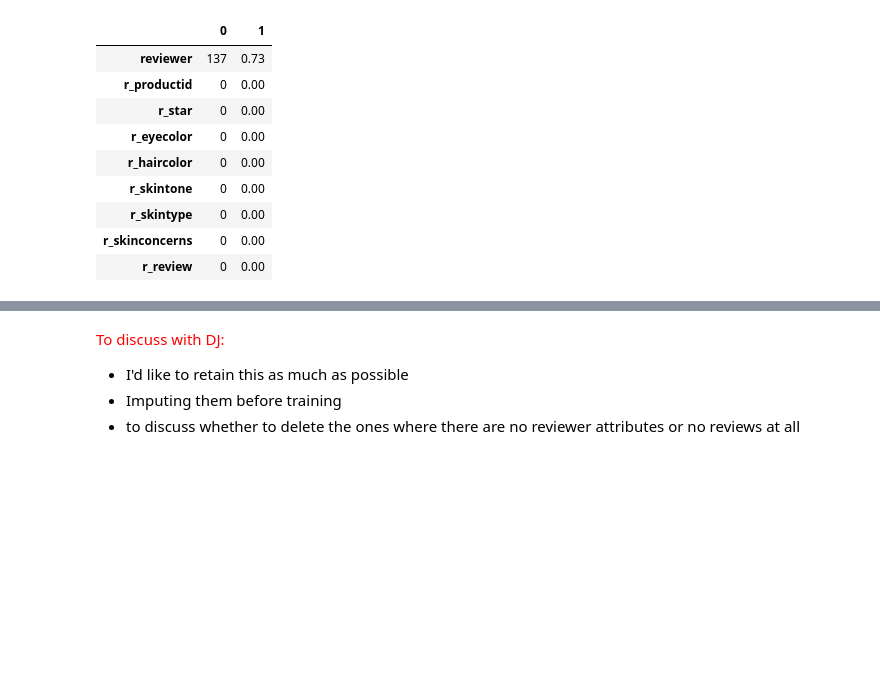
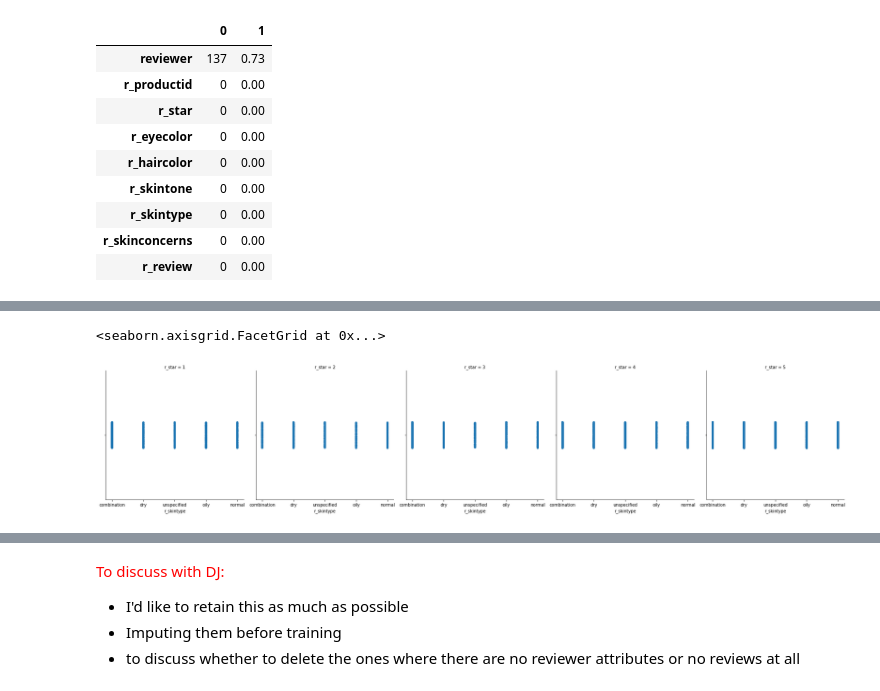
Before and after one commit to nikamurao/Skincare_product_analysis, a Jupyter notebook: Project/notebooks/1.1 Data wrangling (reviews revised).ipynb, the cells around one changed output, grey strips where cells are left out. Drawn from its saved outputs; the diff is of its cells as text; code cells hidden in the pictures; blank space fills up the shorter version.

```diff
--- a/Project/notebooks/1.1 Data wrangling (reviews revised).ipynb
+++ b/Project/notebooks/1.1 Data wrangling (reviews revised).ipynb
@@ -329,0 +309,5 @@ reviews_df['r_star']= pd.to_numeric(reviews_df['r_star'])
+# %%
+sns.catplot('r_skintype', data=reviews_df, col='r_star')
+# %% [output]
+<seaborn.axisgrid.FacetGrid at 0x...>
+[figure, added]
```
Also changed, not shown: parts of 47 cells of this notebook, 14 other files.
